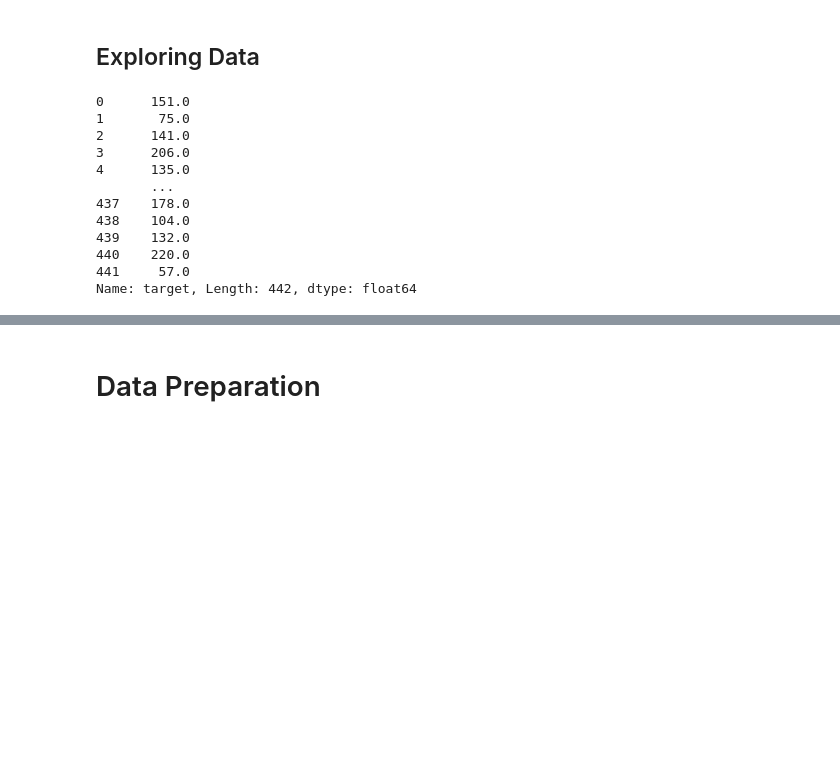
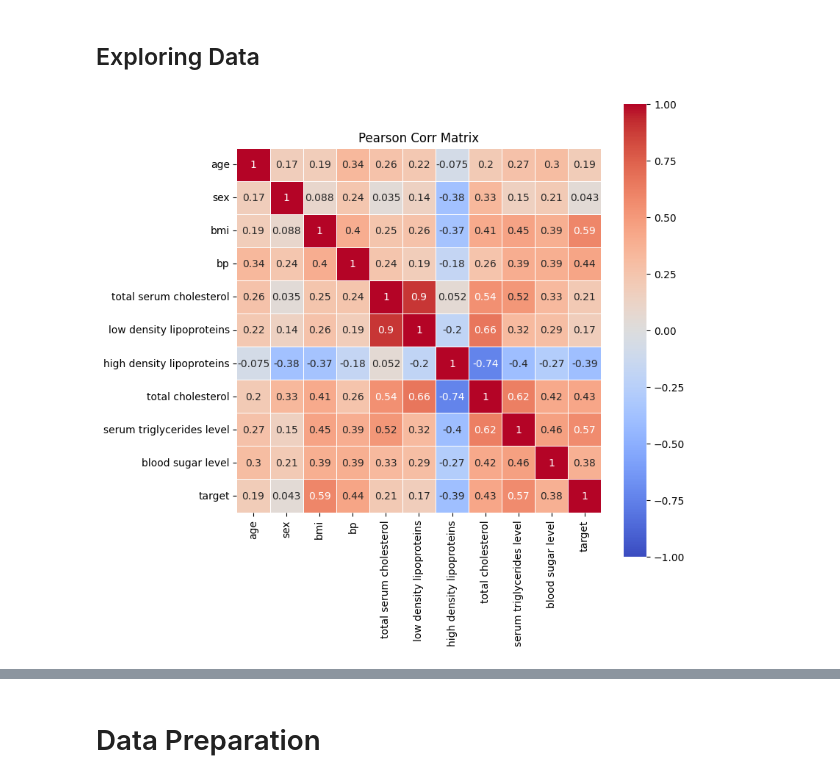
Before and after one commit to mglissmann/09_17_2024, a Jupyter notebook: diabetes_progression.ipynb, the cells around one changed output, grey strips where cells are left out. Saved outputs shown, nothing was run; the diff lists cells and outputs as text; code cells hidden in the pictures; blank space fills up the shorter version.

Commit message:
eda - investigating corrs

```diff
--- a/diabetes_progression.ipynb
+++ b/diabetes_progression.ipynb
@@ -92,17 +112,20 @@ Name: target, dtype: float64
 # %% [markdown]
 ## Exploring Data
-# %%
-y
-# %% [output]
-0      151.0
-1       75.0
-2      141.0
-3      206.0
-4      135.0
-       ...
-437    178.0
-438    104.0
-439    132.0
-440    220.0
-441     57.0
-Name: target, Length: 442, dtype: float64
+# %%
+correlation_matrix = X.join(y).corr()
+
+plt.figure(figsize=(8,8))
+sns.heatmap(
+    correlation_matrix,
+    annot=True,
+    cmap='coolwarm',
+    center=0,
+    vmin=-1,
+    vmax=1,
+    square=True,
+    linewidths=0.5,
+    )
+plt.title("Pearson Corr Matrix")
+plt.show()
+# %% [output]
+[figure, added]
```
Also changed, not shown: parts of 16 cells of this notebook.
